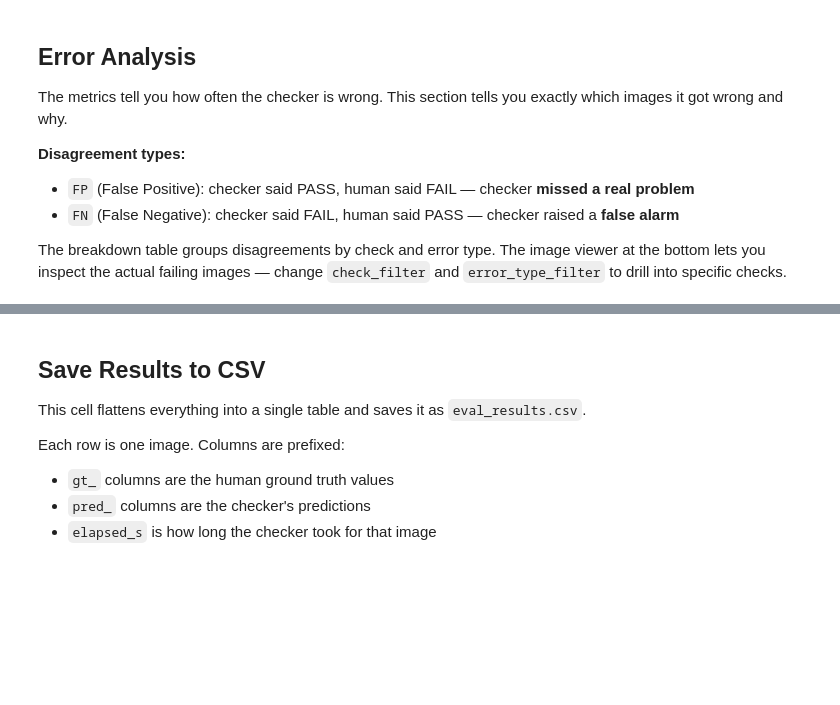
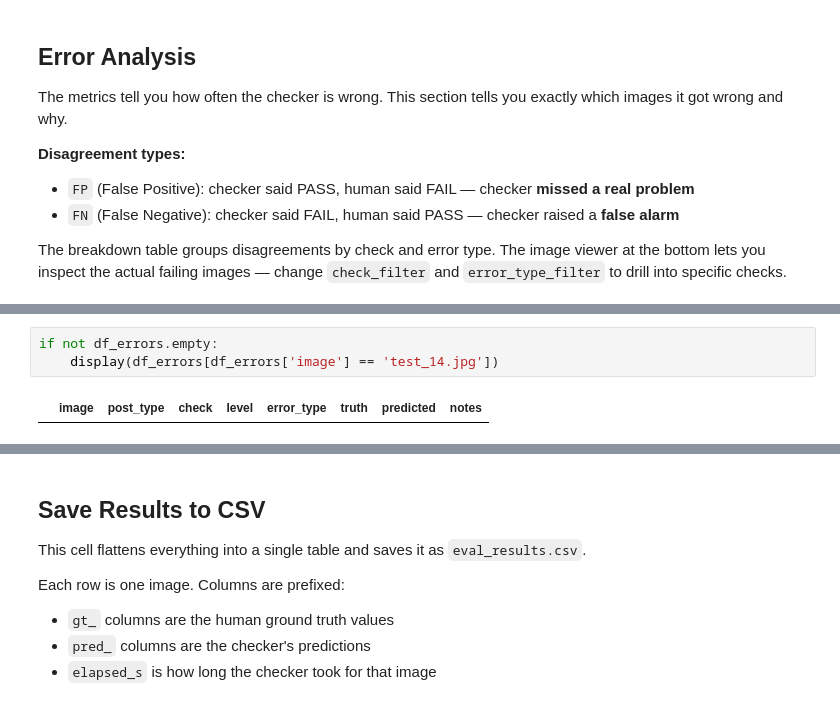
Before and after one commit to zkdlyn/SMARTech, a Jupyter notebook: pubmat-checker/checker/metrics_notebook.ipynb, the cells around one changed output, grey strips where cells are left out. Drawn from its saved outputs; the diff is of its cells as text; blank space fills up the shorter version.

```diff
--- a/pubmat-checker/checker/metrics_notebook.ipynb
+++ b/pubmat-checker/checker/metrics_notebook.ipynb
@@ -736,3 +607,8 @@ if not df_errors.empty:
+# %%
+if not df_errors.empty:
+    display(df_errors[df_errors['image'] == 'test_14.jpg'])
+# %% [output]
+|  | image | post_type | check | level | error_type | truth | predicted | notes |
 # %%
 # Display actual images where errors occurred
 # Change these two values to inspect a different check or error type
```
Also changed, not shown: parts of 18 cells of this notebook.
